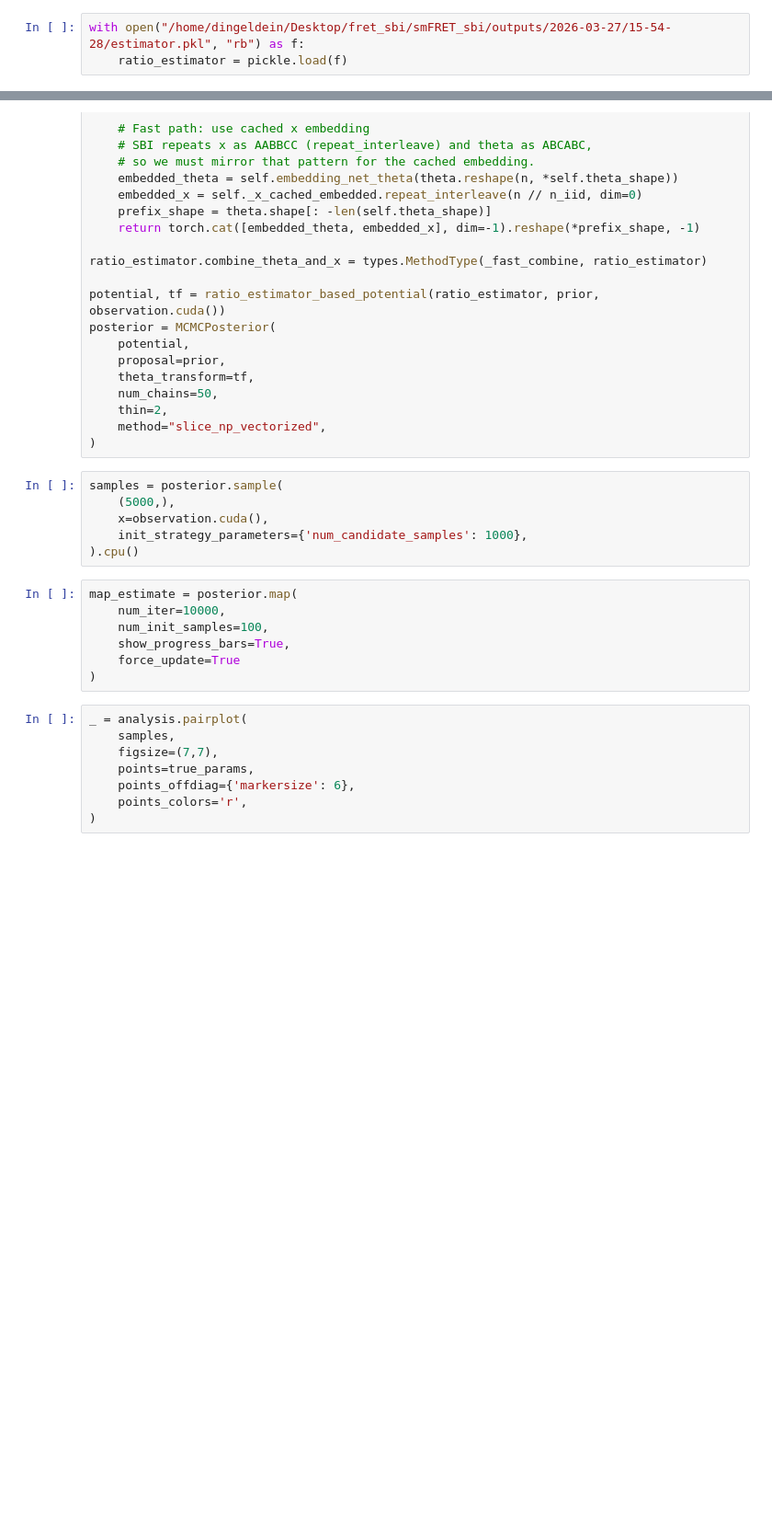
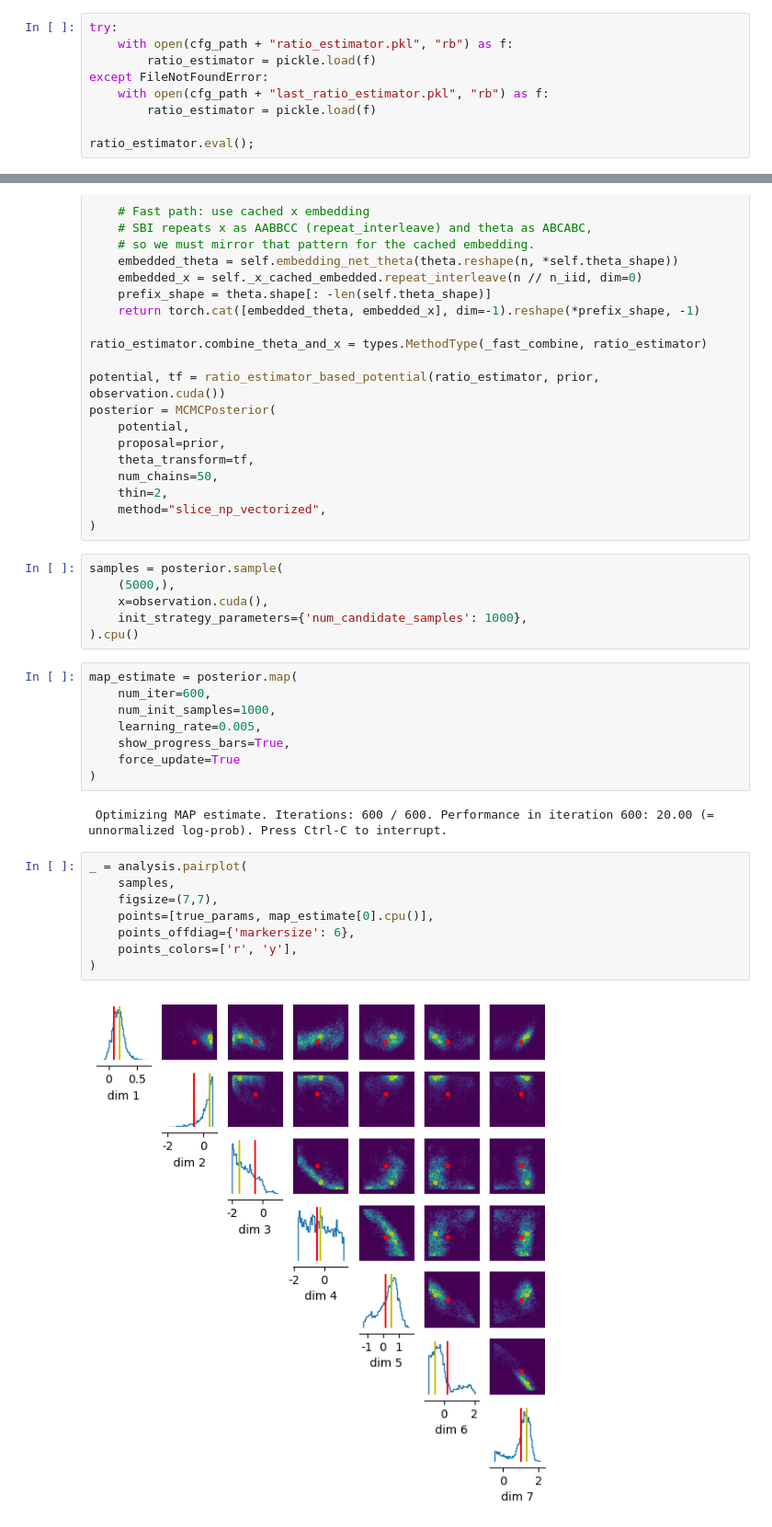
Before and after one commit to covinolab/smFRET_sbi, a Jupyter notebook: analysis/eval_likelihood_ratios.ipynb, the cells around one changed output, grey strips where cells are left out. Shown at 92% size. Cells and saved outputs as stored; diff of their text form; blank space fills up the shorter version.

```diff
--- a/analysis/eval_likelihood_ratios.ipynb
+++ b/analysis/eval_likelihood_ratios.ipynb
@@ -83,6 +95,12 @@ plt.xlabel("Time")
 # %%
-with open("/home/dingeldein/Desktop/fret_sbi/smFRET_sbi/outputs/2026-03-27/15-54-28/estimator.pkl", "rb") as f:
-    ratio_estimator = pickle.load(f)
+try:
+    with open(cfg_path + "ratio_estimator.pkl", "rb") as f:
+        ratio_estimator = pickle.load(f)
+except FileNotFoundError:
+    with open(cfg_path + "last_ratio_estimator.pkl", "rb") as f:
+        ratio_estimator = pickle.load(f)
+
+ratio_estimator.eval();
 # %%
 potential, tf = ratio_estimator_based_potential(ratio_estimator, prior, observation.cuda())
 posterior = MCMCPosterior(
@@ -154,17 +172,22 @@ samples = posterior.sample(
 ).cpu()
 # %%
 map_estimate = posterior.map(
-    num_iter=10000,
-    num_init_samples=100,
+    num_iter=600,
+    num_init_samples=1000,
+    learning_rate=0.005,
     show_progress_bars=True,
     force_update=True
 )
+# %% [output]
+ Optimizing MAP estimate. Iterations: 600 / 600. Performance in iteration 600: 20.00 (= unnormalized log-prob). Press Ctrl-C to interrupt.
 # %%
 _ = analysis.pairplot(
     samples,
     figsize=(7,7),
-    points=true_params,
+    points=[true_params, map_estimate[0].cpu()],
     points_offdiag={'markersize': 6},
-    points_colors='r',
+    points_colors=['r', 'y'],
 )
+# %% [output]
+[figure, added]
 # %%
```
Also changed, not shown: parts of 7 cells of this notebook, 16 other files.
